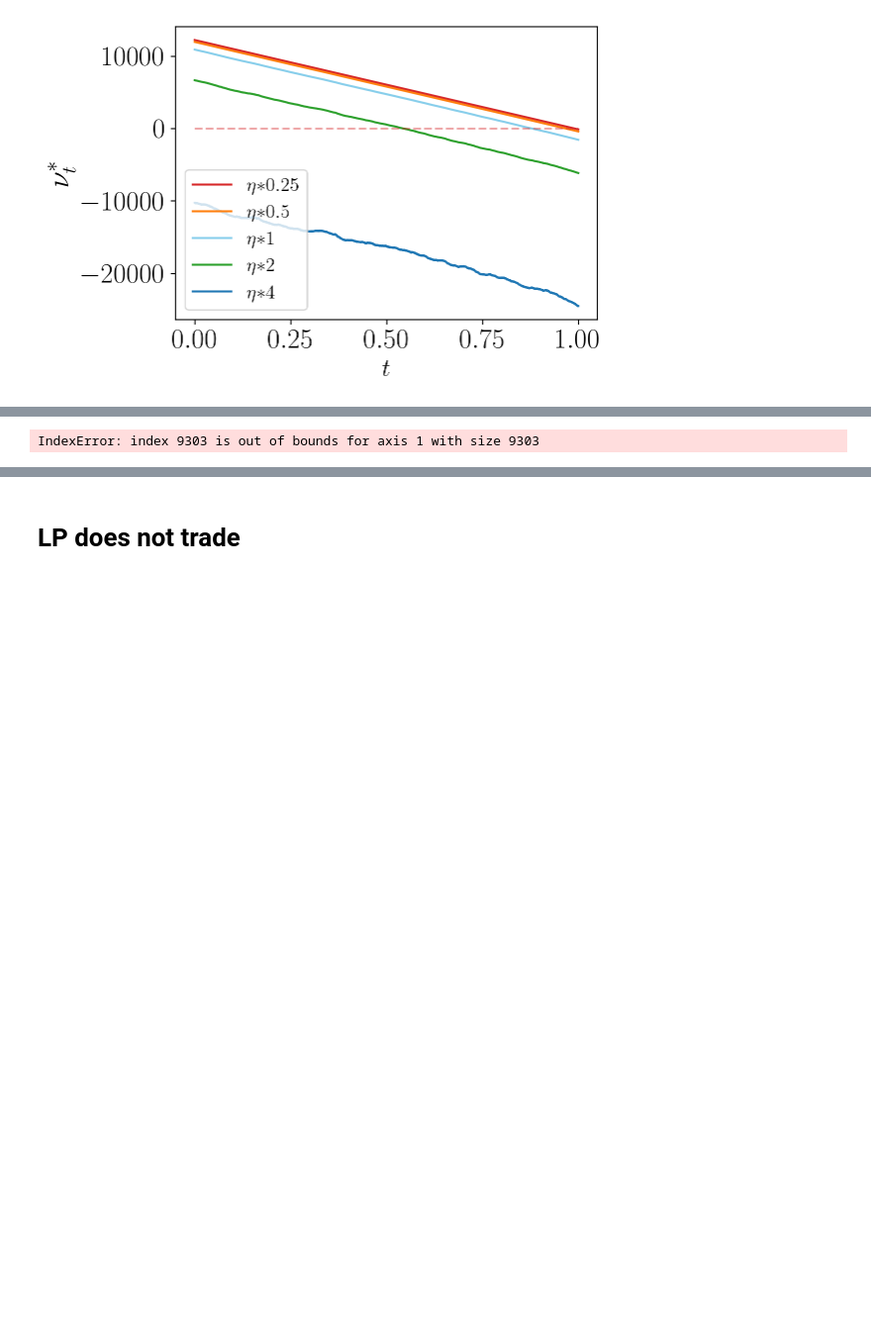
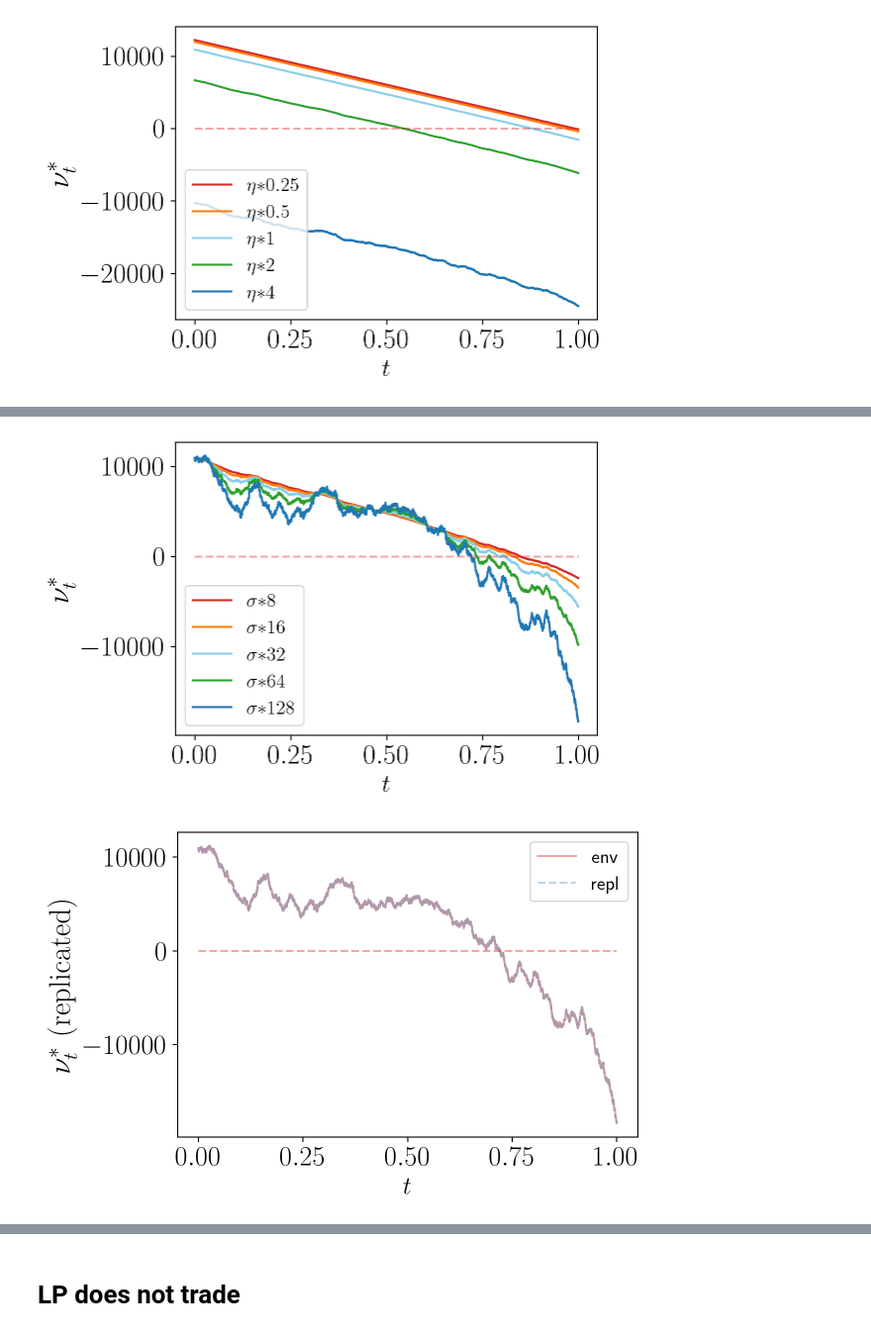
Before and after one commit to muhammadalifaqsha/amm-make-take-fee, a Jupyter notebook: 1-plots-risk-neutral.ipynb, the cells around one changed output, grey strips where cells are left out. Shown at 99% size. Cells and saved outputs as stored; diff of their text form; code cells hidden in the pictures; blank space fills up the shorter version.

```diff
--- a/1-plots-risk-neutral.ipynb
+++ b/1-plots-risk-neutral.ipynb
@@ -247,7 +247,8 @@ When tempLP = 3.2e-06  and gamma =1.6e-09 we should start negative
 [figure]
 # %%
-plt_AMM.stress_parameter_and_show_nu('sigma', values = [8,16,32,64,128], to_print=r'$\sigma$', params=params_env,
+plt_AMM.stress_parameter_and_show_nu(parameter = 'sigma', values = [8,16,32,64,128], to_print=r'$\sigma$', params=params_env,
                                     savefig = True, filename = 'stress-sigma', verbose = True)
 # %% [output]
-IndexError: index 9303 is out of bounds for axis 1 with size 9303
+[figure, added]
+[figure, added]
 # %%
```
Also changed, not shown: parts of 27 cells of this notebook, 7 other files.
